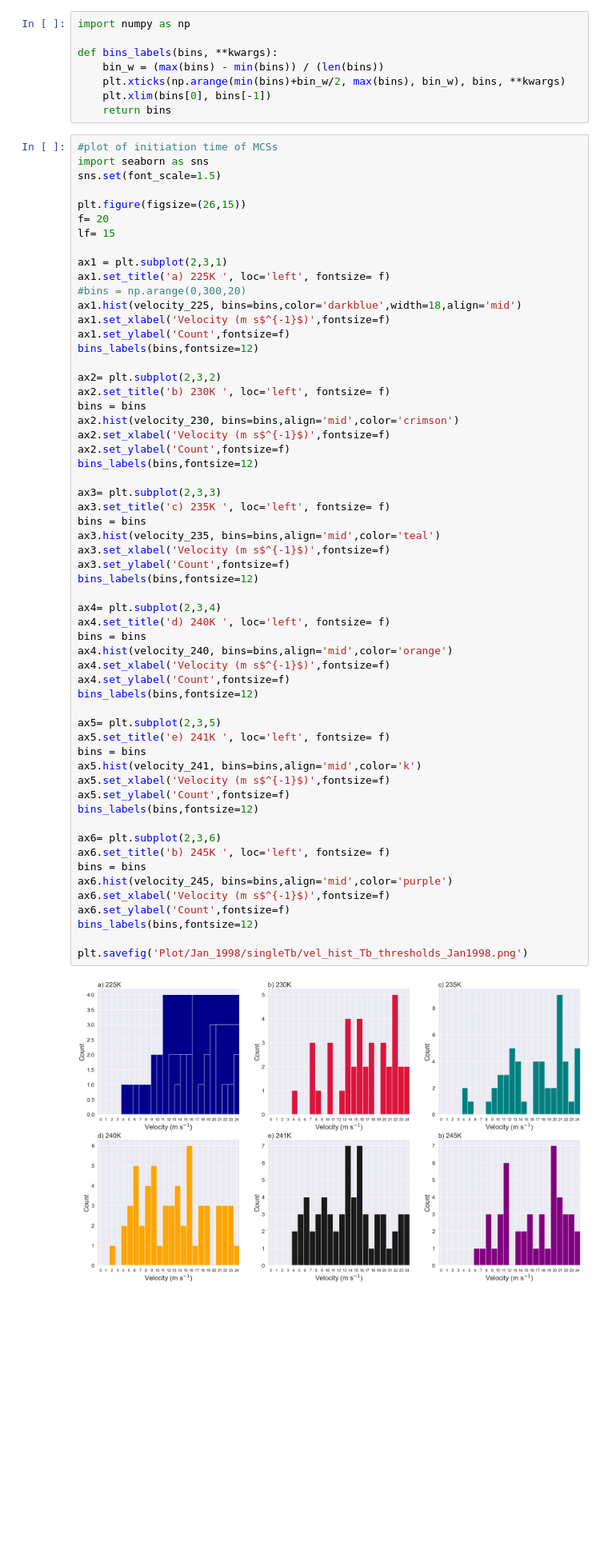
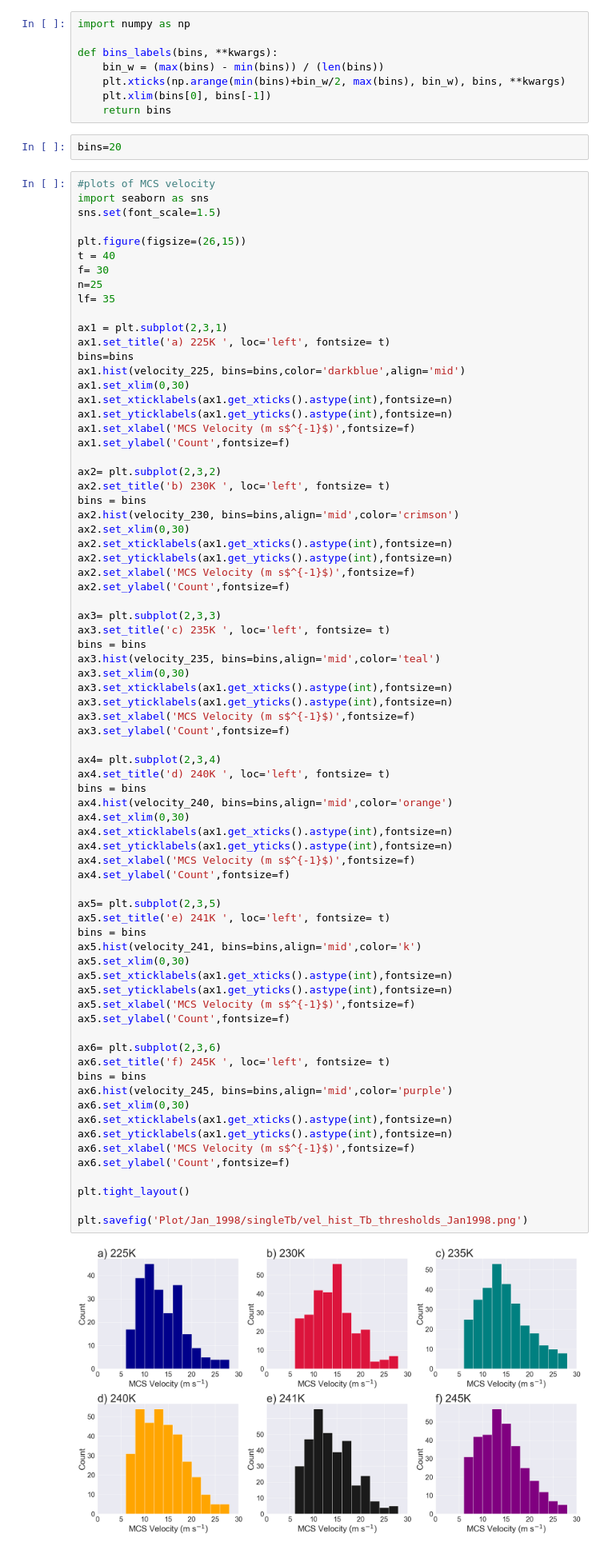
Before and after one commit to harrietgilmour/tobac_sensitivity, a Jupyter notebook: analysis_singleTb.ipynb, the cells around one changed output. Shown at 80% size. Saved outputs shown, nothing was run; the diff lists cells and outputs as text; blank space fills up the shorter version.

```diff
--- a/analysis_singleTb.ipynb
+++ b/analysis_singleTb.ipynb
@@ -579,63 +524,81 @@ def bins_labels(bins, **kwargs):
     plt.xticks(np.arange(min(bins)+bin_w/2, max(bins), bin_w), bins, **kwargs)
     plt.xlim(bins[0], bins[-1])
     return bins
+# %%
+bins=20
 # %%
-#plot of initiation time of MCSs
+#plots of MCS velocity
 import seaborn as sns
 sns.set(font_scale=1.5)
 
 plt.figure(figsize=(26,15))
-f= 20
-lf= 15
+t = 40
+f= 30
+n=25
+lf= 35
 
 ax1 = plt.subplot(2,3,1)
-ax1.set_title('a) 225K ', loc='left', fontsize= f)
-#bins = np.arange(0,300,20)
-ax1.hist(velocity_225, bins=bins,color='darkblue',width=18,align='mid')
-ax1.set_xlabel('Velocity (m s$^{-1}$)',fontsize=f)
+ax1.set_title('a) 225K ', loc='left', fontsize= t)
+bins=bins
+ax1.hist(velocity_225, bins=bins,color='darkblue',align='mid')
+ax1.set_xlim(0,30)
+ax1.set_xticklabels(ax1.get_xticks().astype(int),fontsize=n)
+ax1.set_yticklabels(ax1.get_yticks().astype(int),fontsize=n)
+ax1.set_xlabel('MCS Velocity (m s$^{-1}$)',fontsize=f)
 ax1.set_ylabel('Count',fontsize=f)
-bins_labels(bins,fontsize=12)
 
 ax2= plt.subplot(2,3,2)
-ax2.set_title('b) 230K ', loc='left', fontsize= f)
+ax2.set_title('b) 230K ', loc='left', fontsize= t)
 bins = bins
 ax2.hist(velocity_230, bins=bins,align='mid',color='crimson')
-ax2.set_xlabel('Velocity (m s$^{-1}$)',fontsize=f)
+ax2.set_xlim(0,30)
+ax2.set_xticklabels(ax1.get_xticks().astype(int),fontsize=n)
+ax2.set_yticklabels(ax1.get_yticks().astype(int),fontsize=n)
+ax2.set_xlabel('MCS Velocity (m s$^{-1}$)',fontsize=f)
 ax2.set_ylabel('Count',fontsize=f)
-bins_labels(bins,fontsize=12)
 
 ax3= plt.subplot(2,3,3)
-ax3.set_title('c) 235K ', loc='left', fontsize= f)
+ax3.set_title('c) 235K ', loc='left', fontsize= t)
 bins = bins
 ax3.hist(velocity_235, bins=bins,align='mid',color='teal')
-ax3.set_xlabel('Velocity (m s$^{-1}$)',fontsize=f)
+ax3.set_xlim(0,30)
+ax3.set_xticklabels(ax1.get_xticks().astype(int),fontsize=n)
+ax3.set_yticklabels(ax1.get_yticks().astype(int),fontsize=n)
+ax3.set_xlabel('MCS Velocity (m s$^{-1}$)',fontsize=f)
 ax3.set_ylabel('Count',fontsize=f)
-bins_labels(bins,fontsize=12)
 
 ax4= plt.subplot(2,3,4)
-ax4.set_title('d) 240K ', loc='left', fontsize= f)
+ax4.set_title('d) 240K ', loc='left', fontsize= t)
 bins = bins
 ax4.hist(velocity_240, bins=bins,align='mid',color='orange')
-ax4.set_xlabel('Velocity (m s$^{-1}$)',fontsize=f)
+ax4.set_xlim(0,30)
+ax4.set_xticklabels(ax1.get_xticks().astype(int),fontsize=n)
+ax4.set_yticklabels(ax1.get_yticks().astype(int),fontsize=n)
+ax4.set_xlabel('MCS Velocity (m s$^{-1}$)',fontsize=f)
 ax4.set_ylabel('Count',fontsize=f)
-bins_labels(bins,fontsize=12)
 
 ax5= plt.subplot(2,3,5)
-ax5.set_title('e) 241K ', loc='left', fontsize= f)
+ax5.set_title('e) 241K ', loc='left', fontsize= t)
 bins = bins
 ax5.hist(velocity_241, bins=bins,align='mid',color='k')
-ax5.set_xlabel('Velocity (m s$^{-1}$)',fontsize=f)
+ax5.set_xlim(0,30)
+ax5.set_xticklabels(ax1.get_xticks().astype(int),fontsize=n)
+ax5.set_yticklabels(ax1.get_yticks().astype(int),fontsize=n)
+ax5.set_xlabel('MCS Velocity (m s$^{-1}$)',fontsize=f)
 ax5.set_ylabel('Count',fontsize=f)
-bins_labels(bins,fontsize=12)
 
 ax6= plt.subplot(2,3,6)
-ax6.set_title('b) 245K ', loc='left', fontsize= f)
+ax6.set_title('f) 245K ', loc='left', fontsize= t)
 bins = bins
 ax6.hist(velocity_245, bins=bins,align='mid',color='purple')
-ax6.set_xlabel('Velocity (m s$^{-1}$)',fontsize=f)
+ax6.set_xlim(0,30)
+ax6.set_xticklabels(ax1.get_xticks().astype(int),fontsize=n)
+ax6.set_yticklabels(ax1.get_yticks().astype(int),fontsize=n)
+ax6.set_xlabel('MCS Velocity (m s$^{-1}$)',fontsize=f)
 ax6.set_ylabel('Count',fontsize=f)
-bins_labels(bins,fontsize=12)
+
+plt.tight_layout()
 
 plt.savefig('Plot/Jan_1998/singleTb/vel_hist_Tb_thresholds_Jan1998.png')
 # %% [output]
-[figure, old version]
+[figure, new version]
```
Also changed, not shown: parts of 12 cells of this notebook, 8 other files.
